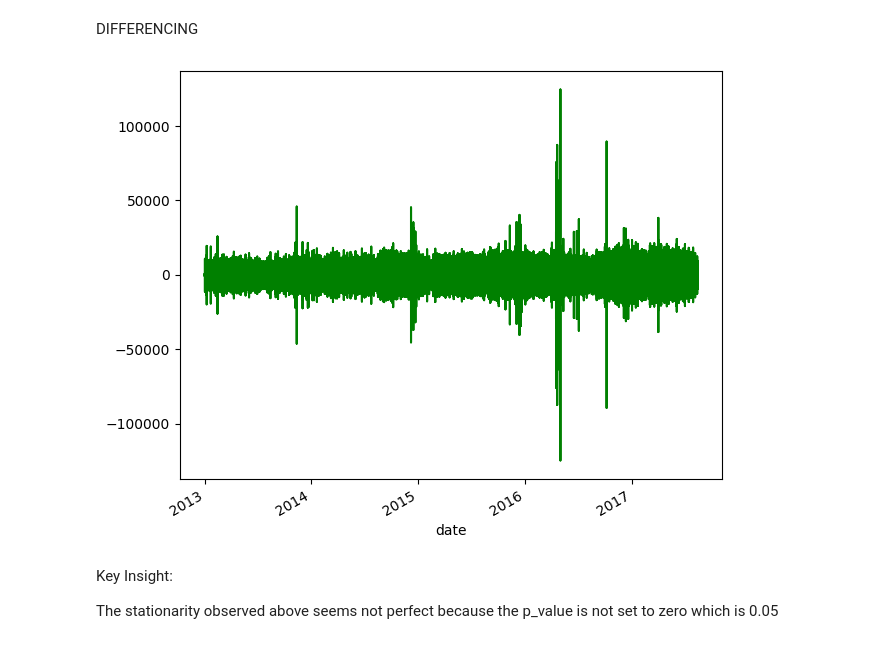
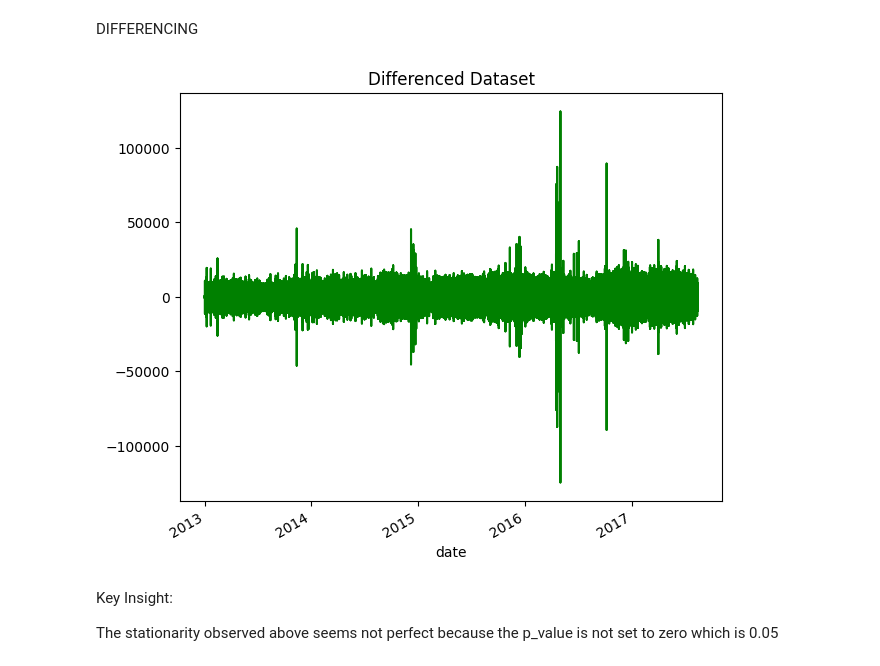
Before and after one commit to Iyanuadeleye01/Regression-Project, a Jupyter notebook: main.ipynb, the cells around one changed output. Cells and saved outputs as stored; diff of their text form; code cells hidden in the pictures.

```diff
--- a/main.ipynb
+++ b/main.ipynb
@@ -1039,9 +1039,10 @@ train_encoded['seasonal_diff'] = train_encoded['sales'] - train_encoded['sales']
 # %%
 # Visualize the series after differencing
 train_encoded['sales_diff'].plot(figsize=(7,6), color='green')
+plt.title('Differenced Dataset')
 plt.show()
 # %% [output]
-[figure, old version]
+[figure, new version]
 # %% [markdown]
 Key Insight:
 
```
Also changed, not shown: 1 other file.
